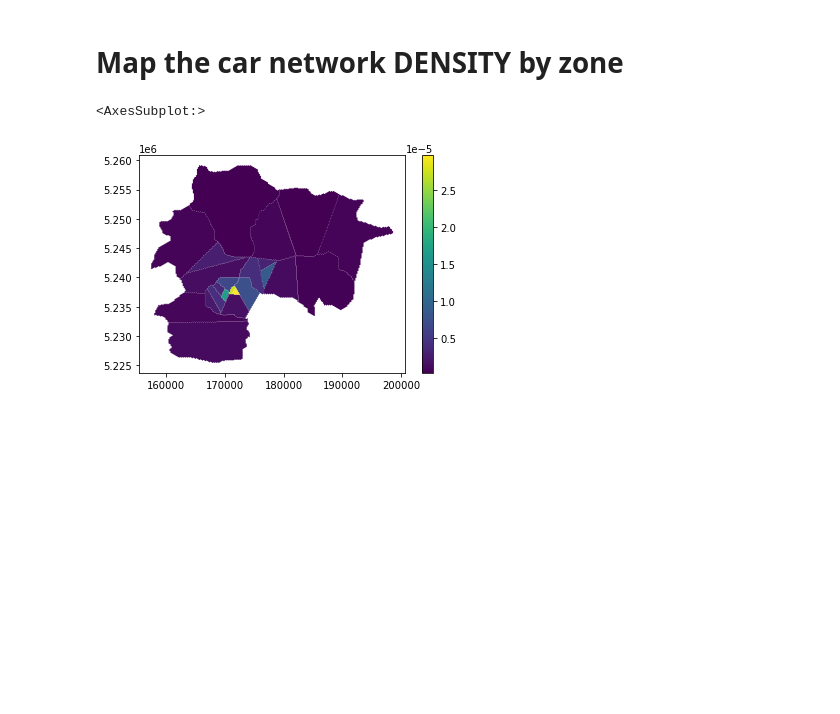
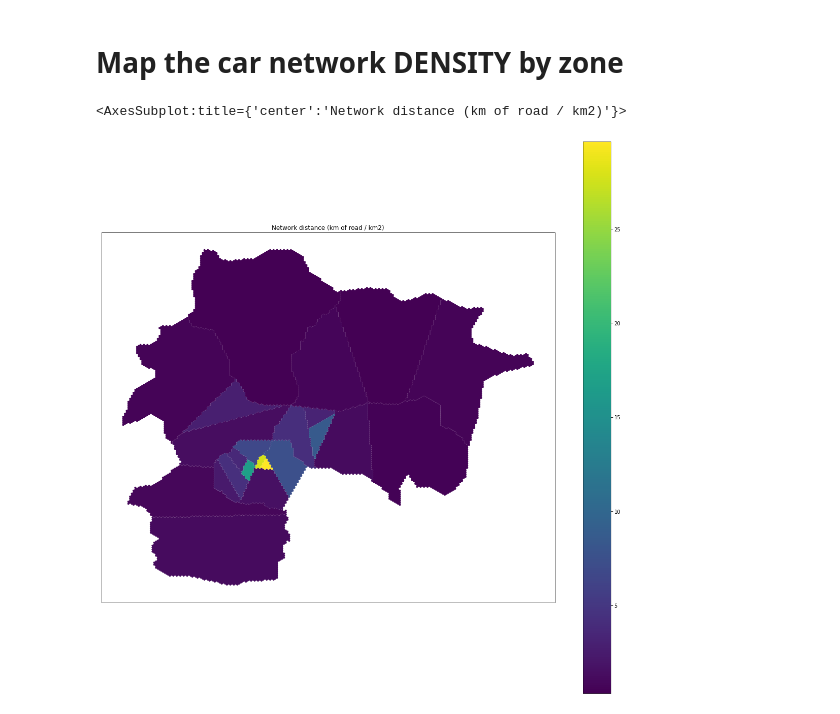
Before and after one commit to pedrocamargo/road_analytics, a Jupyter notebook: notebooks/use_case-Descriptive_analytics_ROADS.ipynb, the cells around one changed output. Cells and saved outputs as stored; diff of their text form; code cells hidden in the pictures; blank space fills up the shorter version.

```diff
--- a/notebooks/use_case-Descriptive_analytics_ROADS.ipynb
+++ b/notebooks/use_case-Descriptive_analytics_ROADS.ipynb
@@ -156,0 +157,5 @@ plot_data.plot(column='distance', ax=ax, legend=True)
+# %%
+plot_data.to_crs(3857, inplace=True)
+plot_data['net_density'] = plot_data['distance']/plot_data.geom.area * 1000 * 1000
+pth_fig = join(fldr, 'network_distance_density_subdivisions1.png')
+quick_map(plot_data, 'net_density', title='Network distance (km of road / km2)', path_to_figure=pth_fig)
@@ -157,12 +165,9 @@ plot_data.plot(column='distance', ax=ax, legend=True)
 # %%
-import matplotlib.pyplot as plt
-
 if subdiv2.shape[0]:
     links=gpd.GeoDataFrame(links, geometry='geometry', crs=4326)
     data = gpd.sjoin(links, subdiv2)
     sum_distance = data.groupby(['division_name']).sum()[['distance']].reset_index()
     sum_distance.loc[:, 'distance'] /= 1000
 
-    fig, ax = plt.subplots(1, 1)
     plot_data = subdivisions.merge(sum_distance, on='division_name')
-    plot_data.plot(column='distance', ax=ax, legend=True)
+    quick_map(plot_data, 'distance', title='Network distance (km)', path_to_figure=pth_fig)
@@ -171,21 +182,20 @@ if subdiv2.shape[0]:
 # %%
 sql = "SELECT zone_id, Hex(ST_AsBinary(GEOMETRY)) as geom FROM zones;"
 zones = gpd.GeoDataFrame.from_postgis(sql, project.conn, geom_col="geom", crs=4326)
 
 data = gpd.sjoin(links, zones)
 sum_distance = data.groupby(['zone_id']).sum()[['distance']].reset_index()
 sum_distance.loc[:, 'distance'] /= 1000
 
-
-fig, ax = plt.subplots(1, 1)
 plot_data = zones.merge(sum_distance, on='zone_id')
 plot_data= plot_data.to_crs(3857)
 
-plot_data['link_density'] = plot_data['distance']/plot_data.geom.area
+plot_data['net_density'] = plot_data['distance']/plot_data.geom.area * 1000 * 1000
 
-plot_data.plot(column='link_density', ax=ax, legend=True)
+pth_fig = join(fldr, 'network_distance_density_zones.png')
+quick_map(plot_data, 'net_density', title='Network distance (km of road / km2)', path_to_figure=pth_fig)
 # %% [output]
-<AxesSubplot:>
+<AxesSubplot:title={'center':'Network distance (km of road / km2)'}>
-[figure, old version]
+[figure, new version]
 # %%
 project.close()
```
Also changed, not shown: parts of 4 cells of this notebook.
